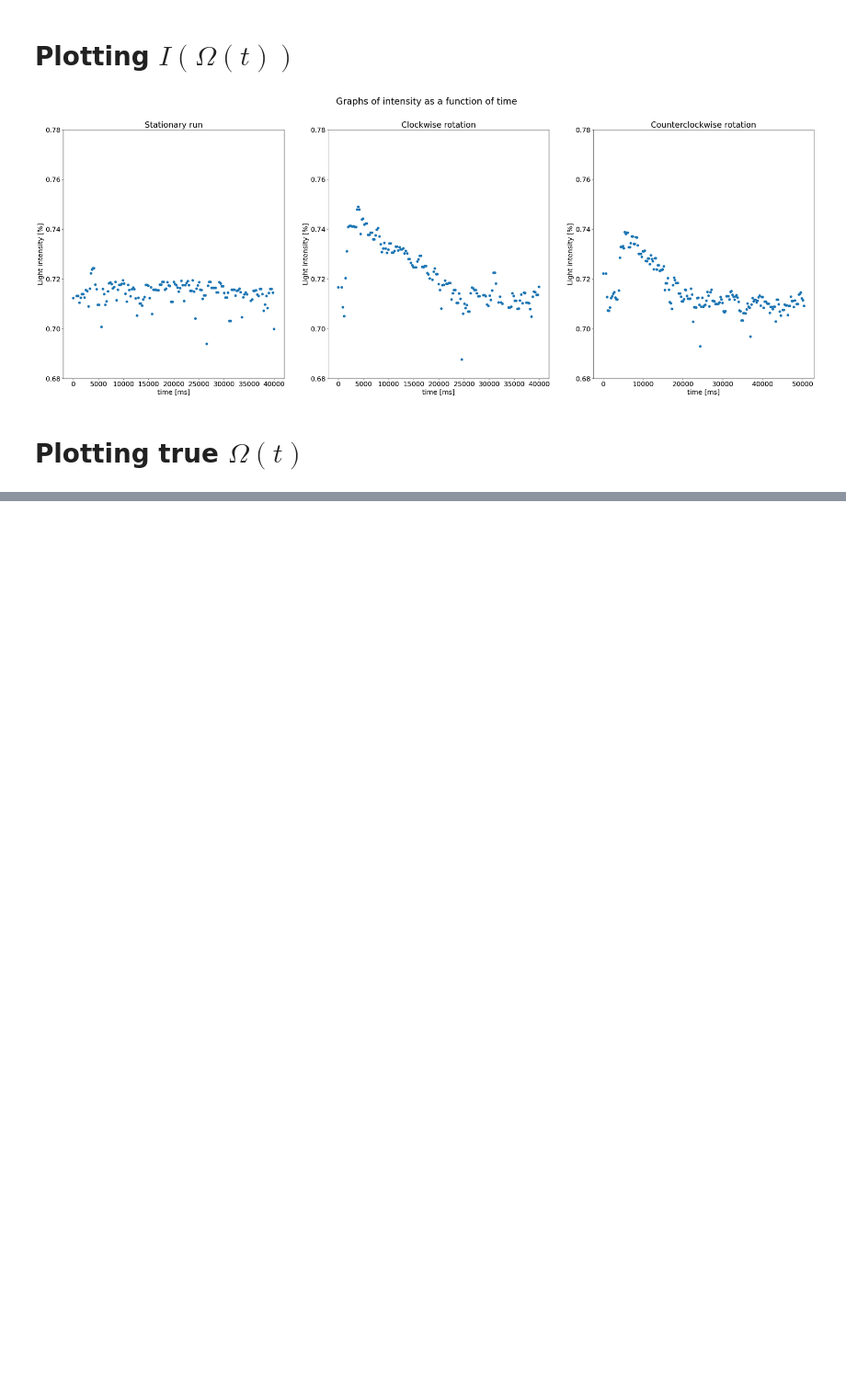
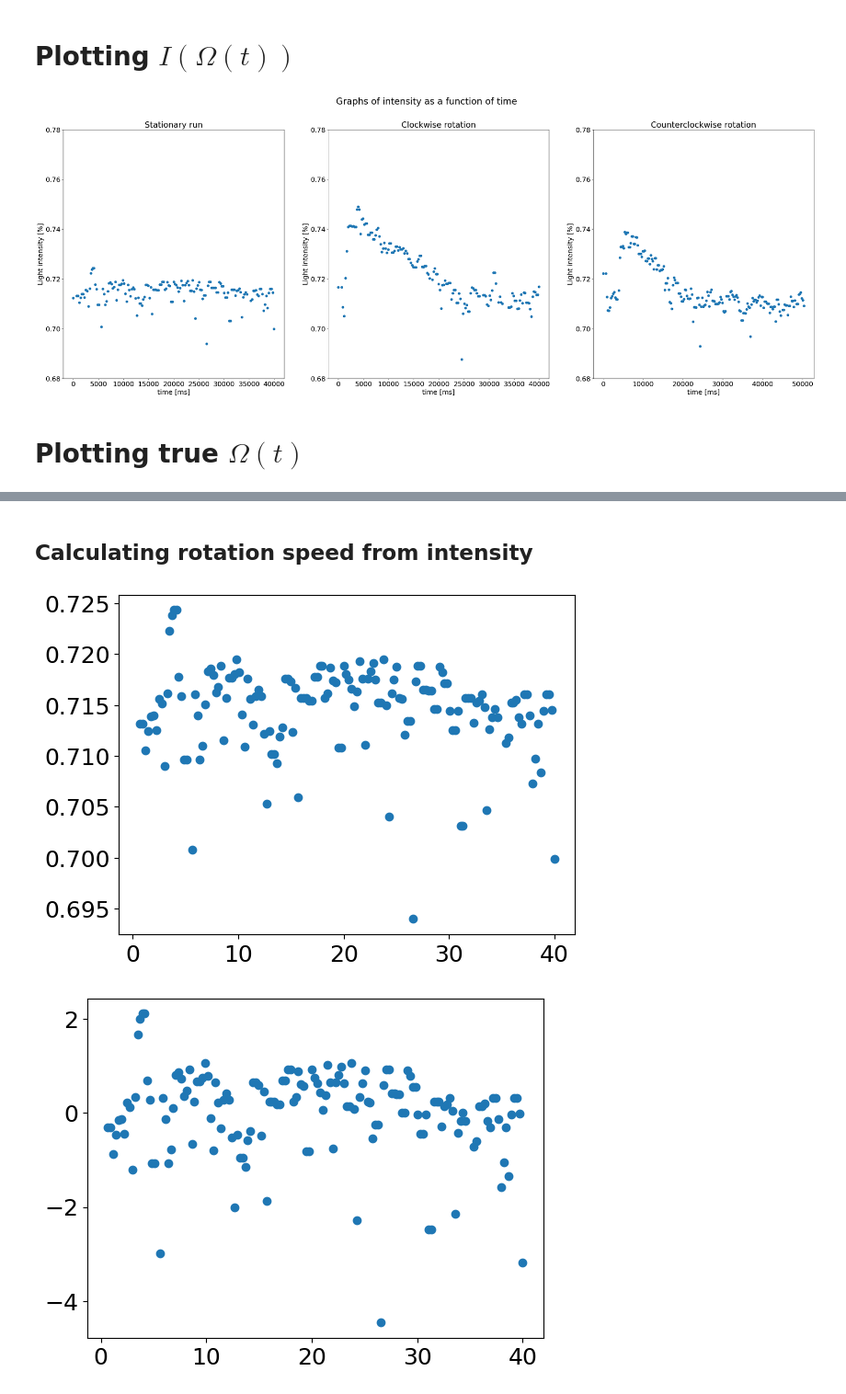
Before and after one commit to MartinOpat/Lab2RaspPi, a Jupyter notebook: data/data_processing_glass_tubes.ipynb, the cells around one changed output, grey strips where cells are left out. Shown at 92% size. Cells and saved outputs as stored; diff of their text form; code cells hidden in the pictures; blank space fills up the shorter version.

```diff
--- a/data/data_processing_glass_tubes.ipynb
+++ b/data/data_processing_glass_tubes.ipynb
@@ -124,0 +187,24 @@ plt.show()
+# %% [markdown]
+## Calculating rotation speed from intensity
+# %%
+run = 15
+test_intensity = np.array(data_all[run]["intensity"])
+test_time = np.array(data_all[run]["time_ms"])
+test_omega = np.array(data_all[run]["Omega"])
+
+# test_res_phi  = np.arccos(test_intensity / I0) - alpha
+# test_res_phi = - (test_intensity - Icos) / (I0*np.sin(alpha))
+test_res_phi = (Icos - test_intensity) / (I0*np.sin(alpha))
+test_res_omega = lambda_c * c / (2*pi*L*D) * test_res_phi
+
+plt.scatter(test_time/1000, test_intensity)
+plt.show()
+
+plt.scatter(test_time/1000, test_res_omega)
+plt.show()
+
+plt.scatter(test_time/1000, test_omega)
+plt.show()
+# %% [output]
+[figure, added]
+[figure, added]
```
Also changed, not shown: parts of 19 cells of this notebook.
